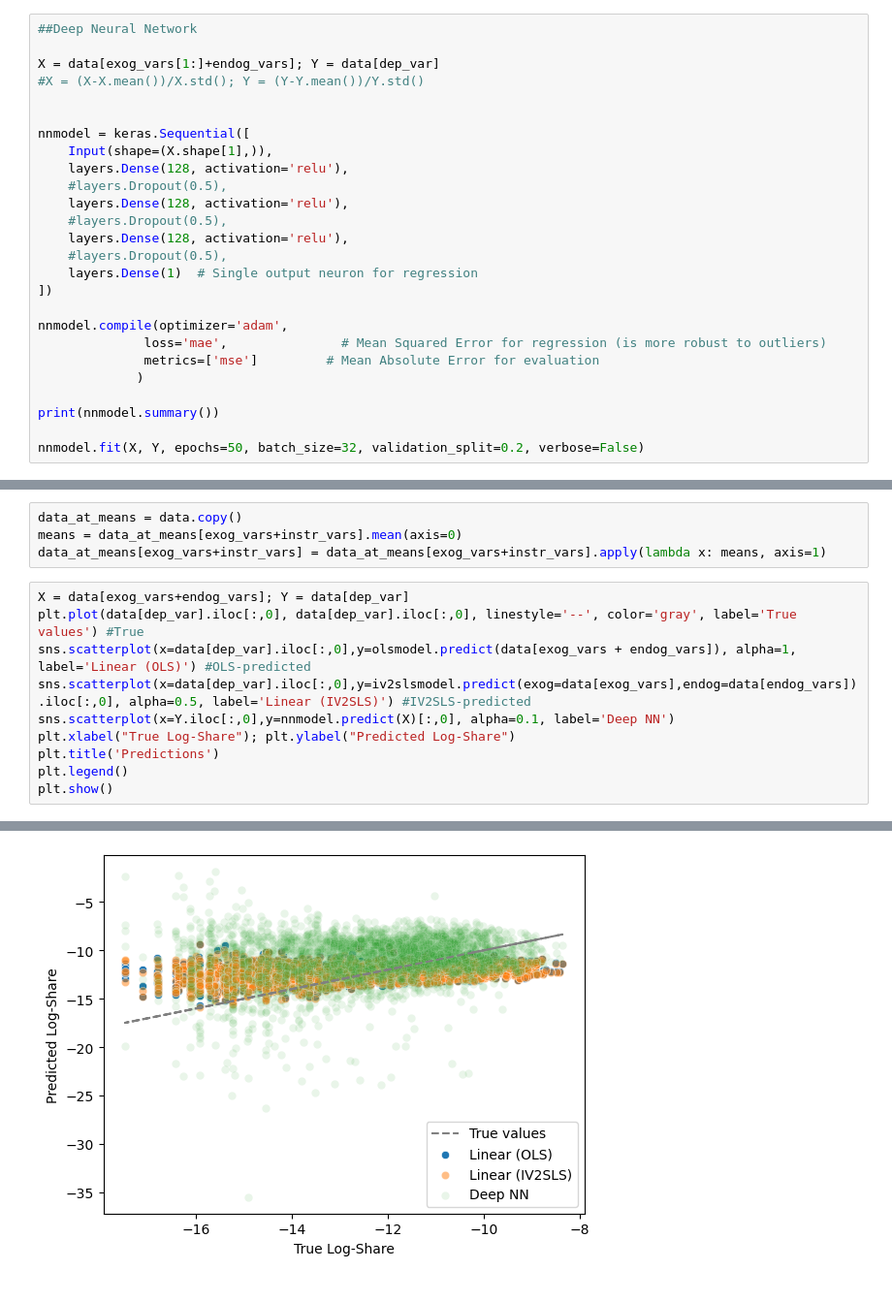
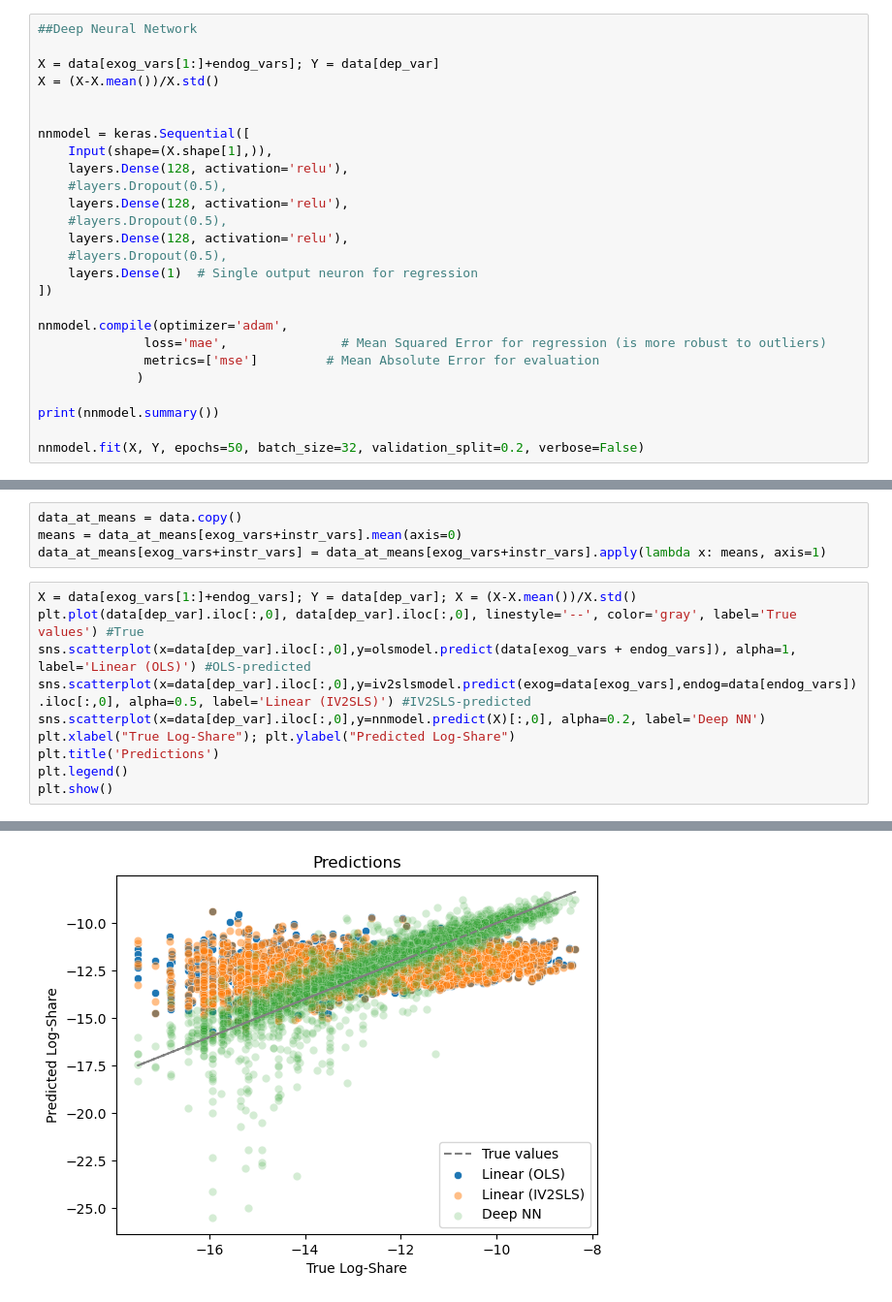
Before and after one commit to raphaelzerbato/AI_Workshop, a Jupyter notebook: car_price_prossessing.ipynb, the cells around one changed output, grey strips where cells are left out. Shown at 97% size. Cells and saved outputs as stored; diff of their text form.

```diff
--- a/car_price_prossessing.ipynb
+++ b/car_price_prossessing.ipynb
@@ -587,7 +593,7 @@ Beta_IV
 ##Deep Neural Network
 
 X = data[exog_vars[1:]+endog_vars]; Y = data[dep_var]
-#X = (X-X.mean())/X.std(); Y = (Y-Y.mean())/Y.std()
+X = (X-X.mean())/X.std()
 
 
 nnmodel = keras.Sequential([
@@ -652,16 +663,16 @@ data_at_means = data.copy()
 means = data_at_means[exog_vars+instr_vars].mean(axis=0)
 data_at_means[exog_vars+instr_vars] = data_at_means[exog_vars+instr_vars].apply(lambda x: means, axis=1)
 # %%
-X = data[exog_vars+endog_vars]; Y = data[dep_var]
+X = data[exog_vars[1:]+endog_vars]; Y = data[dep_var]; X = (X-X.mean())/X.std()
 plt.plot(data[dep_var].iloc[:,0], data[dep_var].iloc[:,0], linestyle='--', color='gray', label='True values') #True
 sns.scatterplot(x=data[dep_var].iloc[:,0],y=olsmodel.predict(data[exog_vars + endog_vars]), alpha=1, label='Linear (OLS)') #OLS-predicted
 sns.scatterplot(x=data[dep_var].iloc[:,0],y=iv2slsmodel.predict(exog=data[exog_vars],endog=data[endog_vars]).iloc[:,0], alpha=0.5, label='Linear (IV2SLS)') #IV2SLS-predicted
-sns.scatterplot(x=Y.iloc[:,0],y=nnmodel.predict(X)[:,0], alpha=0.1, label='Deep NN')
+sns.scatterplot(x=data[dep_var].iloc[:,0],y=nnmodel.predict(X)[:,0], alpha=0.2, label='Deep NN')
 plt.xlabel("True Log-Share"); plt.ylabel("Predicted Log-Share")
 plt.title('Predictions')
 plt.legend()
 plt.show()
 # %% [output]
 110/110 ━━━━━━━━━━━━━━━━━━━━ 0s 1ms/step
-[figure, old version]
+[figure, new version]
 # %%
```
Also changed, not shown: parts of 9 cells of this notebook, 1 other file.
